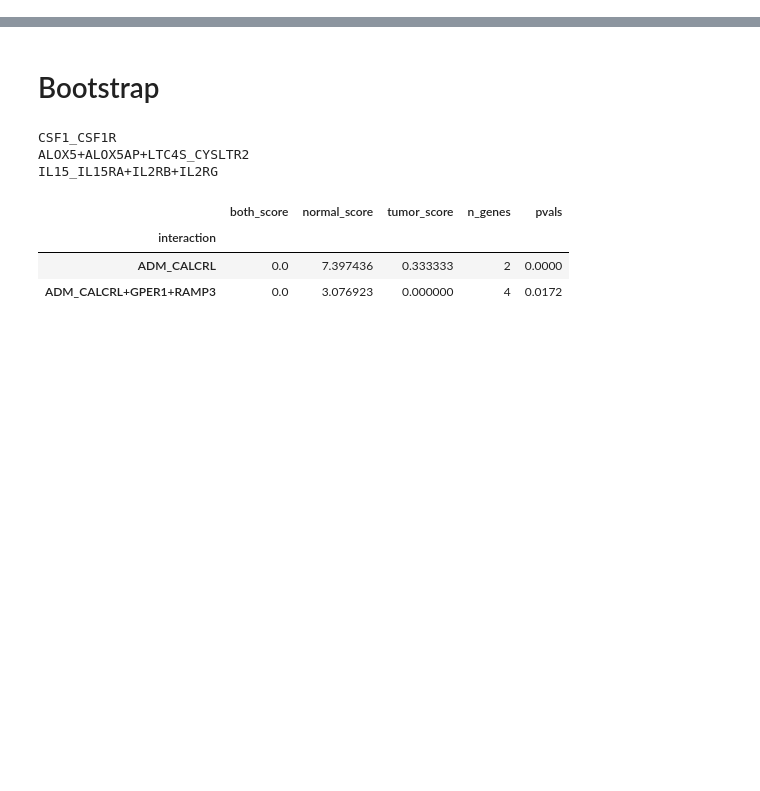
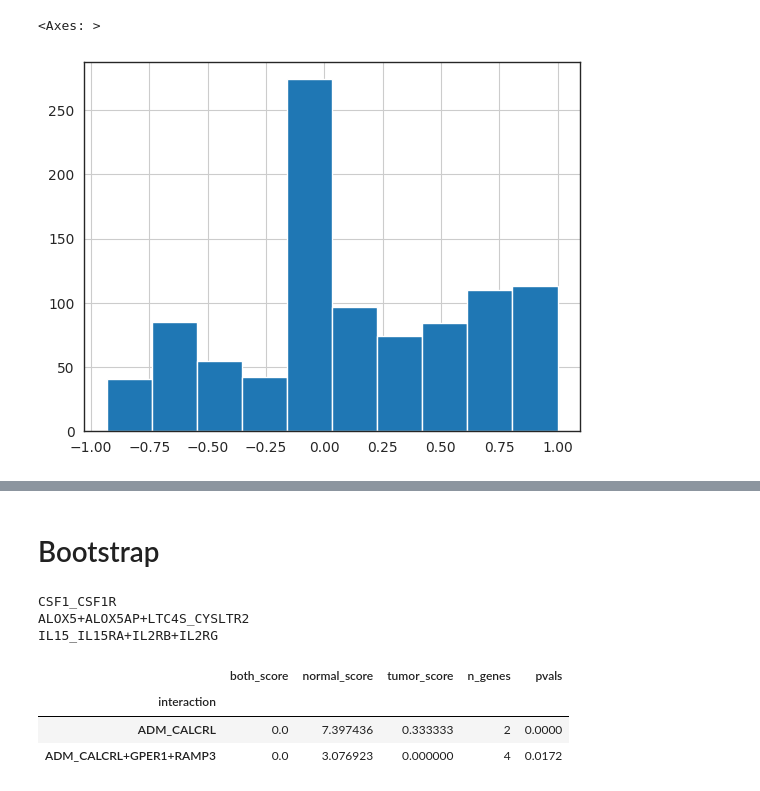
Before and after one commit to lorenzoamir/cci_circuits_paper_2025, a Jupyter notebook: code/notebook.ipynb, the cells around one changed output, grey strips where cells are left out. Cells and saved outputs as stored; diff of their text form; code cells hidden in the pictures; blank space fills up the shorter version.

Commit message:
score interactions

```diff
--- a/code/notebook.ipynb
+++ b/code/notebook.ipynb
@@ -52,0 +280,22 @@ orangecolor = '#e69426'
+# %%
+lr = pd.read_csv('/projects/bioinformatics/DB/CellCellCommunication/WithEnzymes/cpdb_cellchat_enz.csv', index_col=0)
+#lr['keep'] = False
+# %%
+for gene in all_genes:
+    lr.loc[(lr.iloc[:, 2:] == gene).any(axis=1), 'keep'] = True
+
+lr = lr.query('keep')
+# %%
+complex_a_genes = lr.apply(lambda row: list(set([row[f'interactor{i}'] for i in range(1, row['num_interactors_a'] + 1) if pd.notna(row[f'interactor{i}'])])), axis=1)
+complex_b_genes = lr.apply(lambda row: list(set([row[f'interactor{i}'] for i in range(row['num_interactors_a'] + 1, row['num_interactors_a'] + row['num_interactors_b'] + 1) if pd.notna(row[f'interactor{i}'])])), axis=1)
+interactions_all_genes = complex_a_genes + complex_b_genes
+# %%
+real_vals = []
+
+for x in interactions_all_genes:
+    n = len(x)
+    idx = np.triu_indices(n, 1)
+    try:
+        real_vals.append(corr.loc[x, x].values[idx].min())
+    except:
+        real_vals.append(0)
@@ -52,0 +317,5 @@ orangecolor = '#e69426'
+# %%
+pd.Series(real_vals).hist()
+# %% [output]
+<Axes: >
+[figure, added]
```
Also changed, not shown: parts of 29 cells of this notebook, 3 other files.
